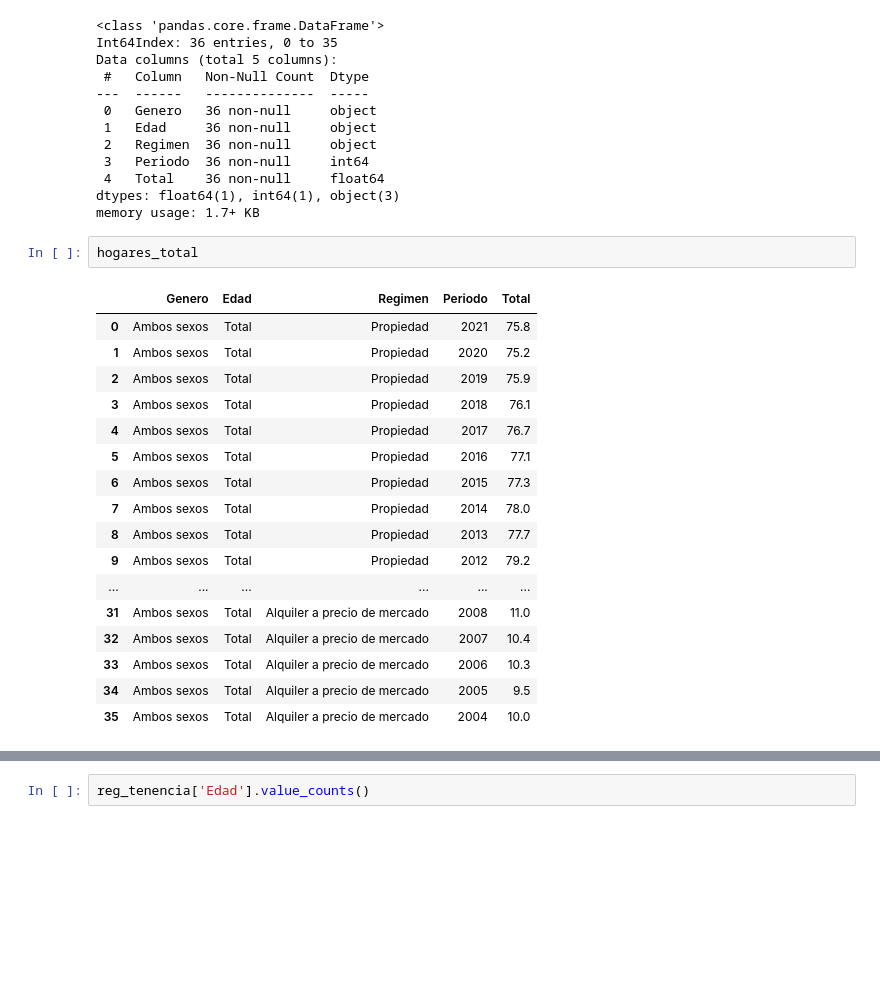
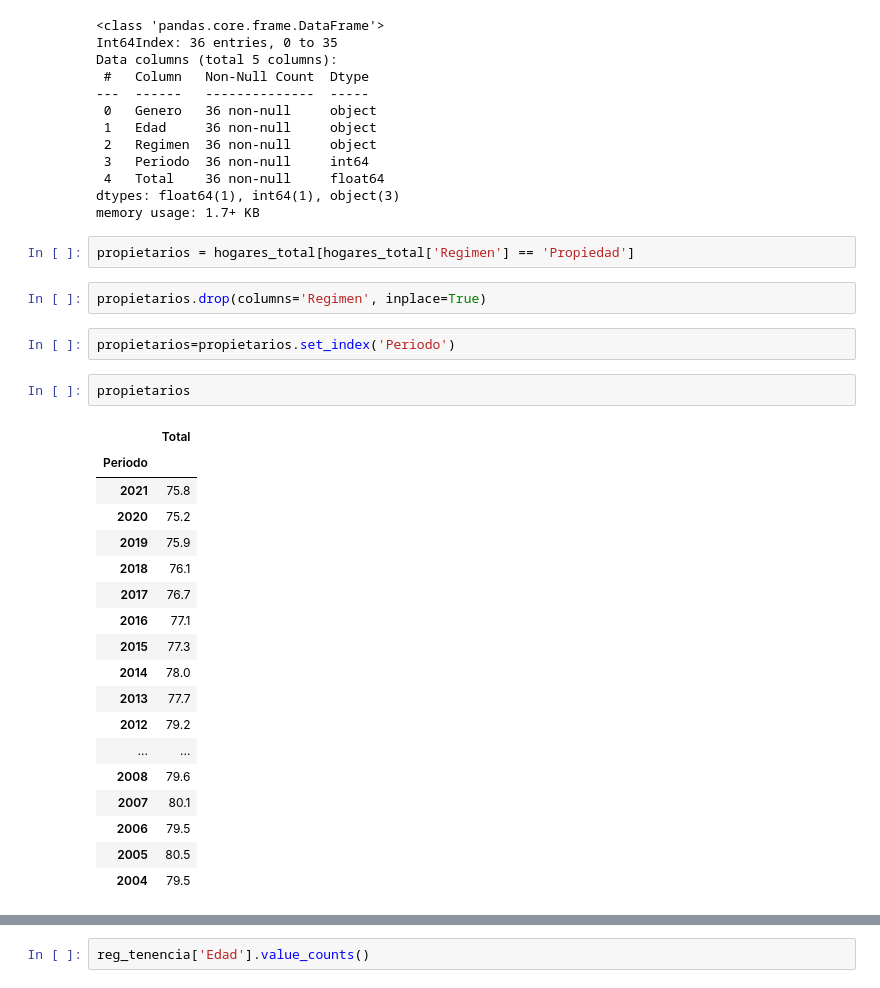
Before and after one commit to Lean788/EDA_vivienda_joven, a Jupyter notebook: src/Notebooks/analisis/analisis_tenencia.ipynb, the cells around one changed output, grey strips where cells are left out. Cells and saved outputs as stored; diff of their text form; blank space fills up the shorter version.

```diff
--- a/src/Notebooks/analisis/analisis_tenencia.ipynb
+++ b/src/Notebooks/analisis/analisis_tenencia.ipynb
@@ -116,23 +116,30 @@ Data columns (total 5 columns):
  4   Total    36 non-null     float64
 dtypes: float64(1), int64(1), object(3)
 memory usage: 1.7+ KB
-# %%
-hogares_total
-# %% [output]
-|  | Genero | Edad | Regimen | Periodo | Total |
-| 0 | Ambos sexos | Total | Propiedad | 2021 | 75.8 |
-| 1 | Ambos sexos | Total | Propiedad | 2020 | 75.2 |
-| 2 | Ambos sexos | Total | Propiedad | 2019 | 75.9 |
-| 3 | Ambos sexos | Total | Propiedad | 2018 | 76.1 |
-| 4 | Ambos sexos | Total | Propiedad | 2017 | 76.7 |
-| 5 | Ambos sexos | Total | Propiedad | 2016 | 77.1 |
-| 6 | Ambos sexos | Total | Propiedad | 2015 | 77.3 |
-| 7 | Ambos sexos | Total | Propiedad | 2014 | 78.0 |
-| 8 | Ambos sexos | Total | Propiedad | 2013 | 77.7 |
-| 9 | Ambos sexos | Total | Propiedad | 2012 | 79.2 |
-| ... | ... | ... | ... | ... | ... |
-| 31 | Ambos sexos | Total | Alquiler a precio de mercado | 2008 | 11.0 |
-| 32 | Ambos sexos | Total | Alquiler a precio de mercado | 2007 | 10.4 |
-| 33 | Ambos sexos | Total | Alquiler a precio de mercado | 2006 | 10.3 |
-| 34 | Ambos sexos | Total | Alquiler a precio de mercado | 2005 | 9.5 |
-| 35 | Ambos sexos | Total | Alquiler a precio de mercado | 2004 | 10.0 |
+# %%
+propietarios = hogares_total[hogares_total['Regimen'] == 'Propiedad']
+# %%
+propietarios.drop(columns='Regimen', inplace=True)
+# %%
+propietarios=propietarios.set_index('Periodo')
+# %%
+propietarios
+# %% [output]
+|  | Total |
+| Periodo |  |
+| 2021 | 75.8 |
+| 2020 | 75.2 |
+| 2019 | 75.9 |
+| 2018 | 76.1 |
+| 2017 | 76.7 |
+| 2016 | 77.1 |
+| 2015 | 77.3 |
+| 2014 | 78.0 |
+| 2013 | 77.7 |
+| 2012 | 79.2 |
+| ... | ... |
+| 2008 | 79.6 |
+| 2007 | 80.1 |
+| 2006 | 79.5 |
+| 2005 | 80.5 |
+| 2004 | 79.5 |
```
Also changed, not shown: parts of 7 cells of this notebook, 2 other files.
